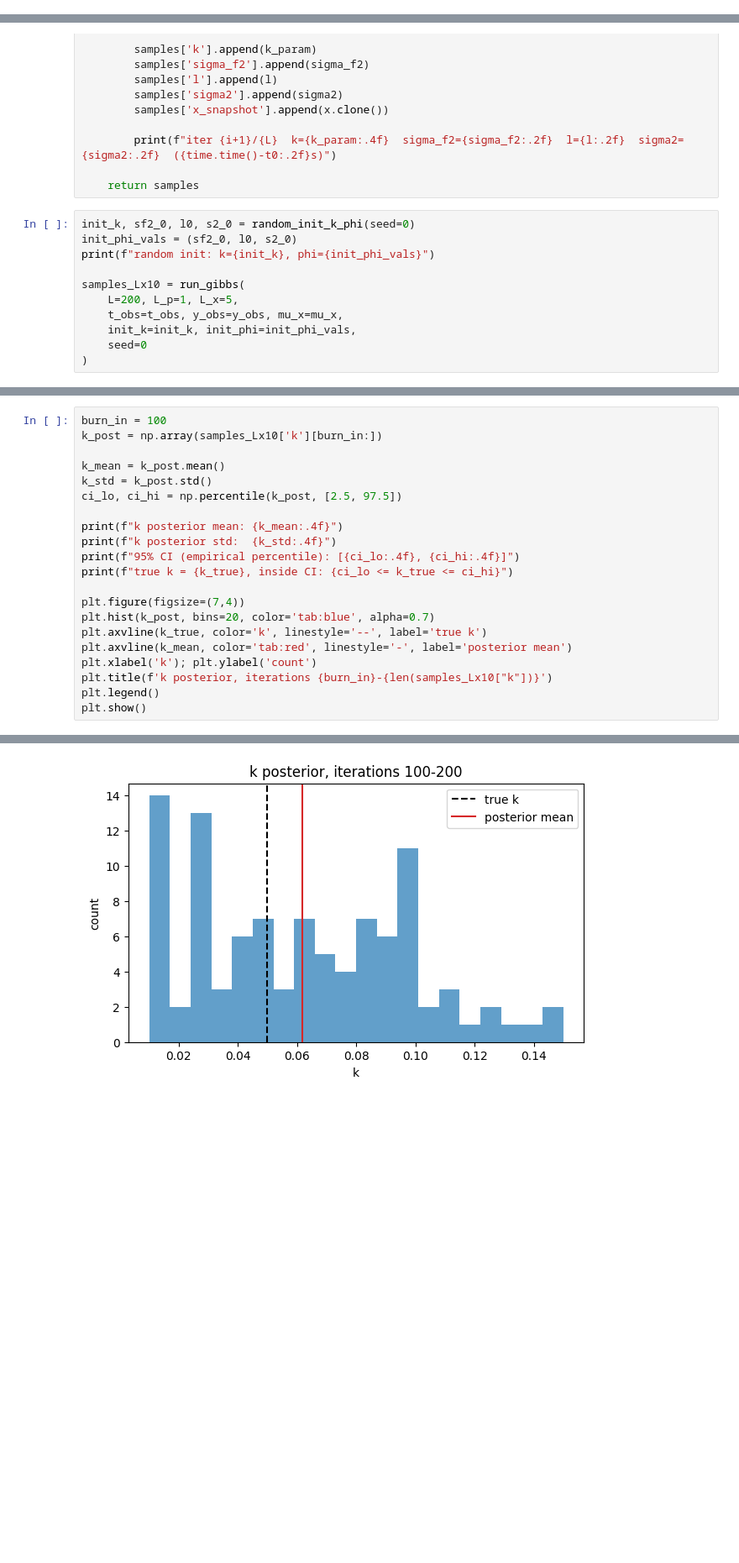
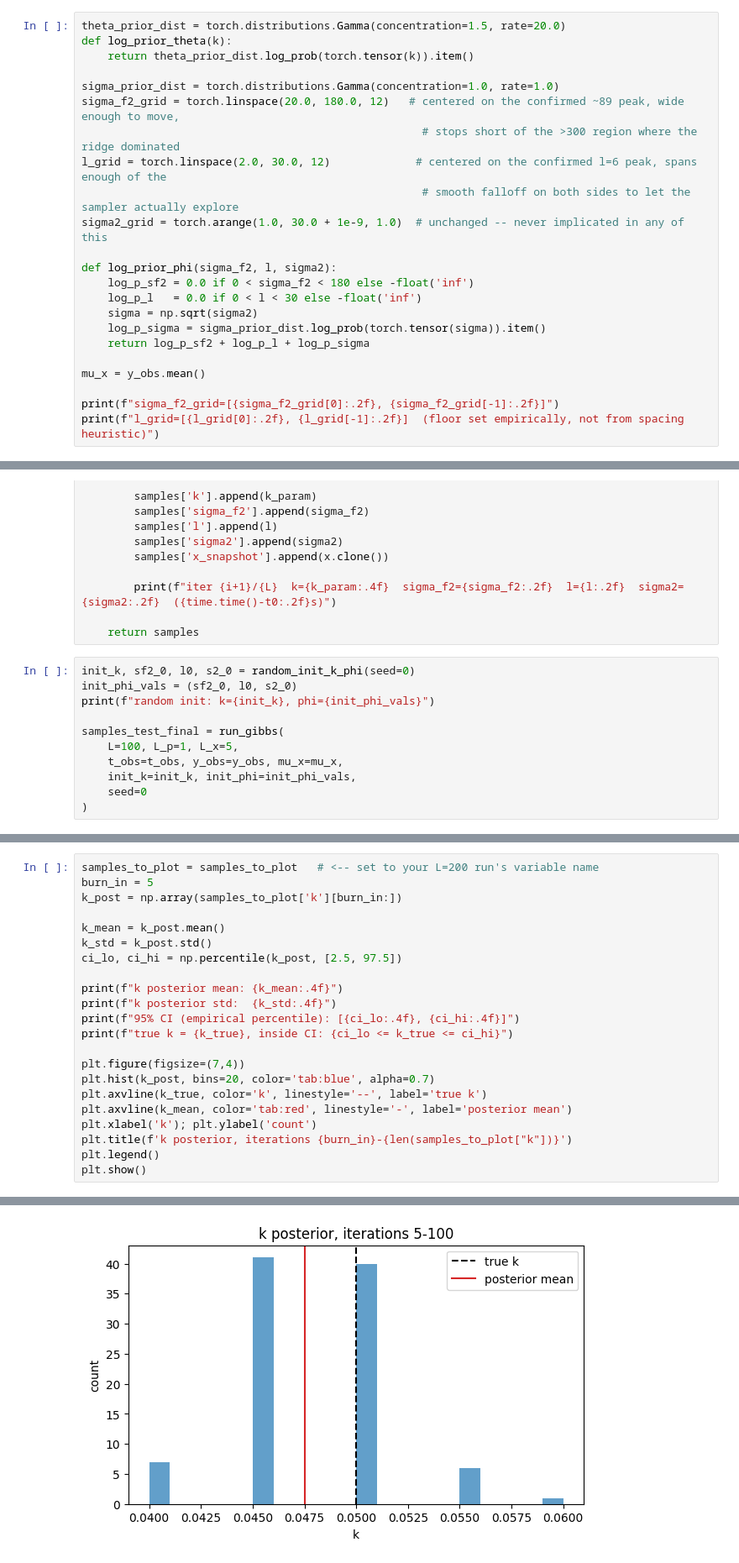
Before and after one commit to sbrunswi/PINN-tutorial, a Jupyter notebook: gaussian_process/gp_ode_first_order.ipynb, the cells around one changed output, grey strips where cells are left out. Shown at 84% size. Drawn from its saved outputs; the diff is of its cells as text; blank space fills up the shorter version.

```diff
--- a/gaussian_process/gp_ode_first_order.ipynb
+++ b/gaussian_process/gp_ode_first_order.ipynb
@@ -1154,0 +146,23 @@ KeyboardInterrupt:
+# %%
+theta_prior_dist = torch.distributions.Gamma(concentration=1.5, rate=20.0)
+def log_prior_theta(k):
+    return theta_prior_dist.log_prob(torch.tensor(k)).item()
+
+sigma_prior_dist = torch.distributions.Gamma(concentration=1.0, rate=1.0)
+sigma_f2_grid = torch.linspace(20.0, 180.0, 12)   # centered on the confirmed ~89 peak, wide enough to move,
+                                                    # stops short of the >300 region where the ridge dominated
+l_grid = torch.linspace(2.0, 30.0, 12)             # centered on the confirmed l=6 peak, spans enough of the
+                                                    # smooth falloff on both sides to let the sampler actually explore
+sigma2_grid = torch.arange(1.0, 30.0 + 1e-9, 1.0)  # unchanged -- never implicated in any of this
+
+def log_prior_phi(sigma_f2, l, sigma2):
+    log_p_sf2 = 0.0 if 0 < sigma_f2 < 180 else -float('inf')
+    log_p_l   = 0.0 if 0 < l < 30 else -float('inf')
+    sigma = np.sqrt(sigma2)
+    log_p_sigma = sigma_prior_dist.log_prob(torch.tensor(sigma)).item()
+    return log_p_sf2 + log_p_l + log_p_sigma
+
+mu_x = y_obs.mean()
+
+print(f"sigma_f2_grid=[{sigma_f2_grid[0]:.2f}, {sigma_f2_grid[-1]:.2f}]")
+print(f"l_grid=[{l_grid[0]:.2f}, {l_grid[-1]:.2f}]  (floor set empirically, not from spacing heuristic)")
@@ -1362,8 +356,8 @@ init_k, sf2_0, l0, s2_0 = random_init_k_phi(seed=0)
 init_phi_vals = (sf2_0, l0, s2_0)
 print(f"random init: k={init_k}, phi={init_phi_vals}")
 
-samples_Lx10 = run_gibbs(
-    L=200, L_p=1, L_x=5,
+samples_test_final = run_gibbs(
+    L=100, L_p=1, L_x=5,
     t_obs=t_obs, y_obs=y_obs, mu_x=mu_x,
     init_k=init_k, init_phi=init_phi_vals,
     seed=0
@@ -1441,6 +468,7 @@ l value counts (first 10 unique): [ 1.         20.66666667]
 # %%
-burn_in = 100
-k_post = np.array(samples_Lx10['k'][burn_in:])
+samples_to_plot = samples_to_plot   # <-- set to your L=200 run's variable name
+burn_in = 5
+k_post = np.array(samples_to_plot['k'][burn_in:])
 
 k_mean = k_post.mean()
 k_std = k_post.std()
@@ -1456,7 +484,7 @@ plt.hist(k_post, bins=20, color='tab:blue', alpha=0.7)
 plt.axvline(k_true, color='k', linestyle='--', label='true k')
 plt.axvline(k_mean, color='tab:red', linestyle='-', label='posterior mean')
 plt.xlabel('k'); plt.ylabel('count')
-plt.title(f'k posterior, iterations {burn_in}-{len(samples_Lx10["k"])}')
+plt.title(f'k posterior, iterations {burn_in}-{len(samples_to_plot["k"])}')
 plt.legend()
 plt.show()
 # %% [output]
@@ -1466,2 +494,2 @@ k posterior std:  0.0360
 true k = 0.05, inside CI: True
-[figure, old version]
+[figure, new version]
```
Also changed, not shown: parts of 26 cells of this notebook, 3 other files.
